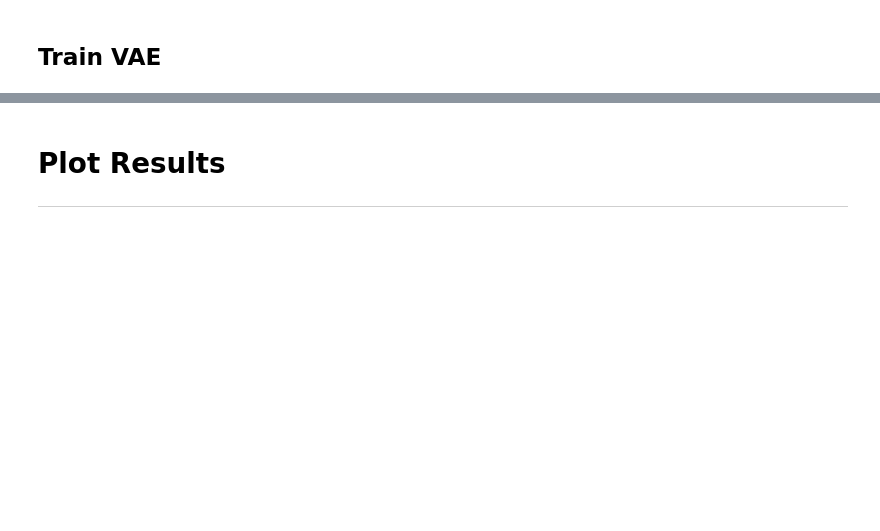
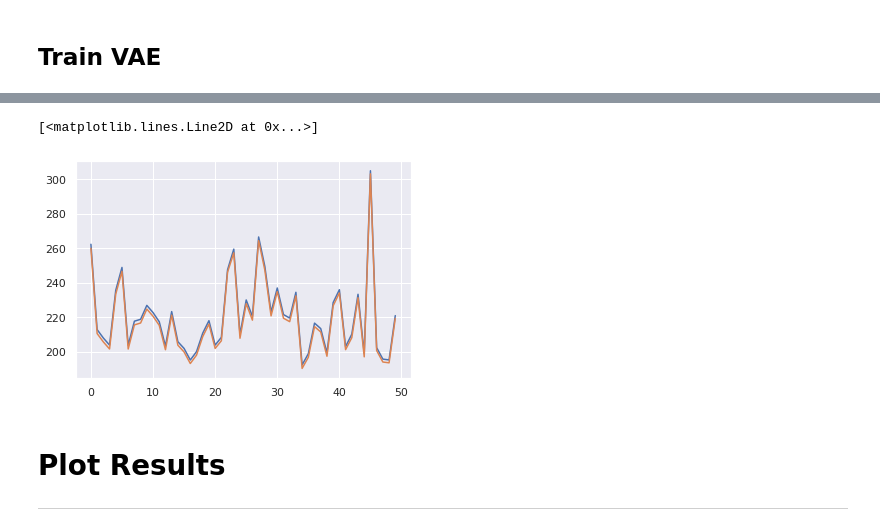
Before and after one commit to nina-prog/sem-data-analysis-VAE, a Jupyter notebook: VAE_v2.0.ipynb, the cells around one changed output, grey strips where cells are left out. Cells and saved outputs as stored; diff of their text form; code cells hidden in the pictures; blank space fills up the shorter version.

Commit message:
display trainings process

```diff
--- a/VAE_v2.0.ipynb
+++ b/VAE_v2.0.ipynb
@@ -214,7 +271,9 @@ class VAE(keras.Model):
             "kl_loss": kl_loss,
         }
 # %%
+### To improve training see here: https://becominghuman.ai/using-variational-autoencoder-vae-to-generate-new-images-14328877e88d
+
 ### Train
 vae = VAE(encoder, decoder, name="VAE")
 vae.compile(optimizer='adam', loss='binary_crossentropy')
-#vae.fit(x_train, epochs=epochs, batch_size=batch_size)
+history = vae.fit(x_train, epochs=epochs, batch_size=batch_size)
@@ -221,3 +298,11 @@ vae.compile(optimizer='adam', loss='binary_crossentropy')
+# %%
+### Display the training progress
+#### TODO (2): WHAT IS THE DIFFERENCE BETWEEN THESE LOSS`s? WHAT DO THEY SHOW? WHAT ARE THEY?
+plt.plot(history.history['loss'])
+plt.plot(history.history['reconstruction_loss'])
+# %% [output]
+[<matplotlib.lines.Line2D at 0x...>]
+[figure, added]
 # %%
 #### TODO (2): GET LATENT VECTOR AND SHOW MYU AND SIGMA
 
```
Also changed, not shown: parts of 6 cells of this notebook.
